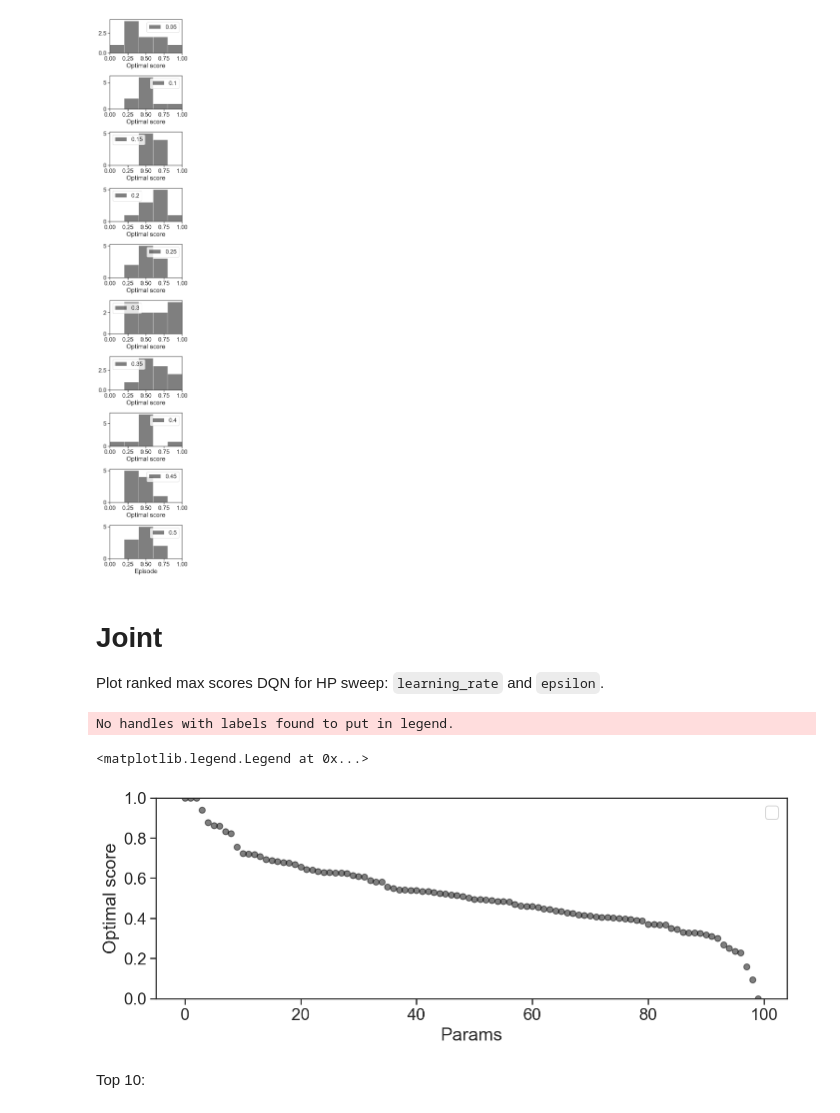
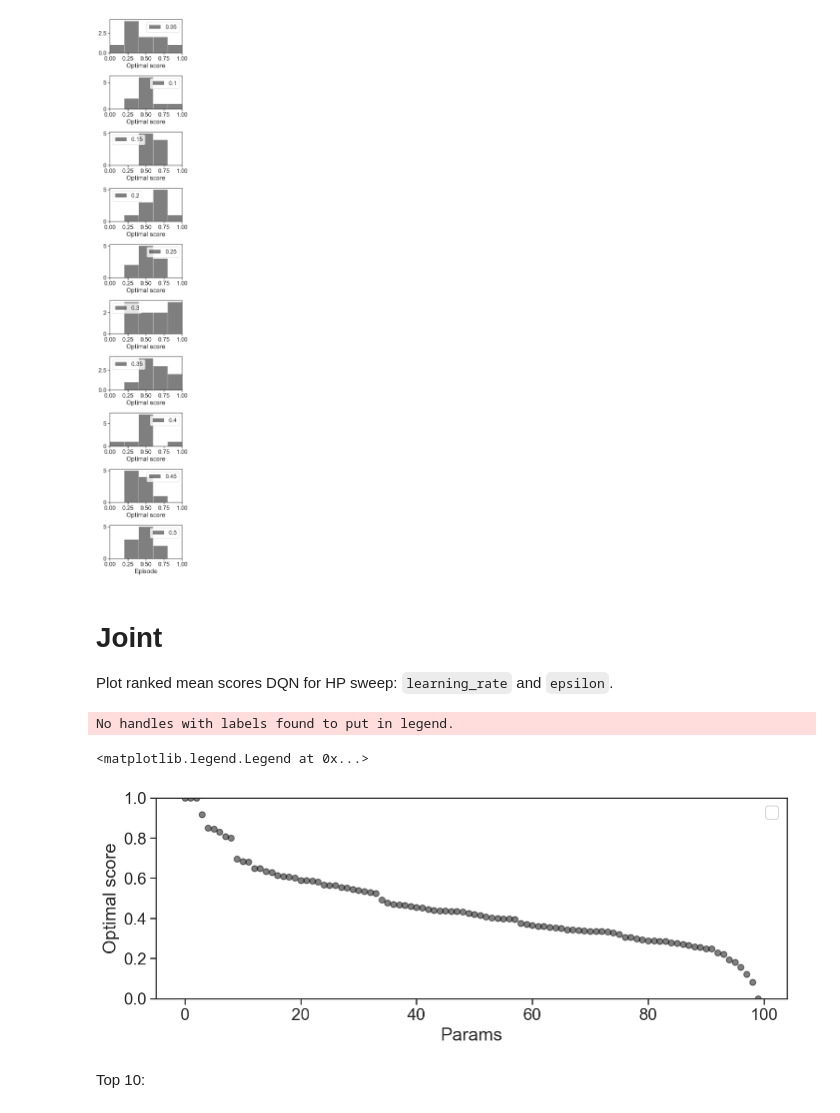
Before and after one commit to CoAxLab/azad, a Jupyter notebook: notebooks/wythoff_exp40.ipynb, the cells around one changed output. Cells and saved outputs as stored; diff of their text form; code cells hidden in the pictures.

Commit message:
Update exp40 analysis
Plot mean not max in joint ananlysis

```diff
--- a/notebooks/wythoff_exp40.ipynb
+++ b/notebooks/wythoff_exp40.ipynb
@@ -183,30 +183,30 @@ _ = plt.xlabel("Episode")
 # %% [markdown]
 # Joint
 
-Plot ranked max scores DQN for HP sweep: `learning_rate` and `epsilon`.
+Plot ranked mean scores DQN for HP sweep: `learning_rate` and `epsilon`.
 # %%
 scores = []
 for n, exp in enumerate(exp_40):
     if exp is not None:
-        x = np.max(exp['score'])
+        x = np.mean(exp['score'])
     else:
         x = 0
     scores.append(x)
 
 scores = np.asarray(scores)
 ranks = np.argsort(1 - scores).tolist()
 
 plt.figure(figsize=(10, 4))
 _ = plt.scatter(range(len(scores)), scores[ranks], alpha=0.5, color="black")
 _ = plt.ylabel("Optimal score")
 _ = plt.xlabel("Params")
-_ = plt.ylim(0,1)
+_ = plt.ylim(0, 1)
 _ = plt.tight_layout()
 plt.legend()
 # %% [output]
 No handles with labels found to put in legend.
 <matplotlib.legend.Legend at 0x...>
-[figure, old version]
+[figure, new version]
 # %% [markdown]
 Top 10:
 # %%
```
Also changed, not shown: parts of 1 cell of this notebook.
